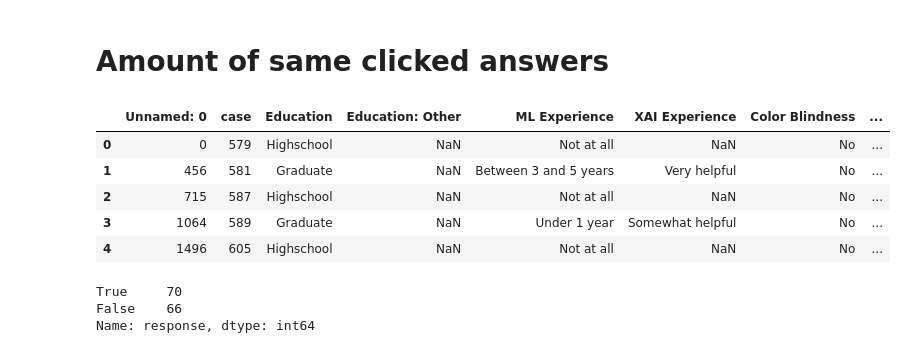
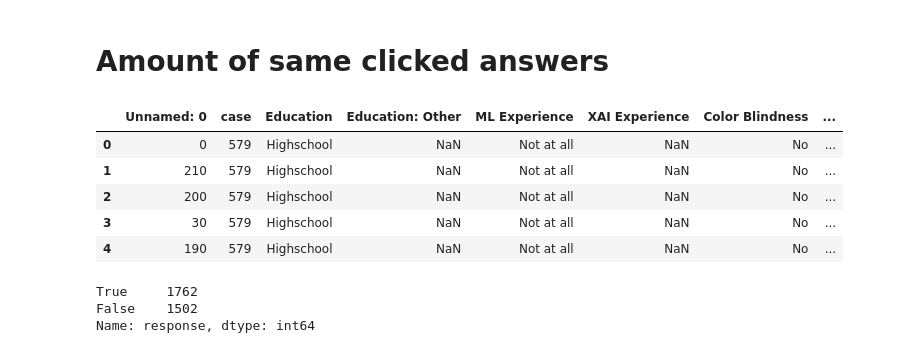
Before and after one commit to tlabarta/helpfulnessofxai, a Jupyter notebook: questionnaire_participants_statistics_charts.ipynb, the cells around one changed output. Cells and saved outputs as stored; diff of their text form; code cells hidden in the pictures.

Commit message:
working on true/false

```diff
--- a/questionnaire_participants_statistics_charts.ipynb
+++ b/questionnaire_participants_statistics_charts.ipynb
@@ -97,17 +97,23 @@ df.iloc[:, df.columns.get_loc("TIME001"):df.columns.get_loc("TIME001")+6].descri
 # %% [markdown]
 # Amount of same clicked answers
 # %%
-df_prepared.head()
+DATA_PATH = "data2/data_tu-helpfulness-of-xai_2022-06-29_10-48.xlsx"
+DATA_PREPARED_PATH = f"{DATA_PATH.split('.')[0]}_PREPARED.{DATA_PATH.split('.')[1]}"
+df = pd.read_excel(DATA_PATH)
+df= pd.read_excel(DATA_PREPARED_PATH)
+
+df.head()
 # %% [output]
 |  | Unnamed: 0 | case | Education | Education: Other | ML Experience | XAI Experience | Color Blindness | ... |
 | 0 | 0 | 579 | Highschool | NaN | Not at all | NaN | No | ... |
-| 1 | 456 | 581 | Graduate | NaN | Between 3 and 5 years | Very helpful | No | ... |
-| 2 | 715 | 587 | Highschool | NaN | Not at all | NaN | No | ... |
-| 3 | 1064 | 589 | Graduate | NaN | Under 1 year | Somewhat helpful | No | ... |
-| 4 | 1496 | 605 | Highschool | NaN | Not at all | NaN | No | ... |
+| 1 | 210 | 579 | Highschool | NaN | Not at all | NaN | No | ... |
+| 2 | 200 | 579 | Highschool | NaN | Not at all | NaN | No | ... |
+| 3 | 30 | 579 | Highschool | NaN | Not at all | NaN | No | ... |
+| 4 | 190 | 579 | Highschool | NaN | Not at all | NaN | No | ... |
 # %%
-df_prepared['response'].value_counts()
+# more TRUE than FALSE (more people trust XAI?)
+df['response'].value_counts()
 # %% [output]
-True     70
-False    66
+True     1762
+False    1502
 Name: response, dtype: int64
```
Also changed, not shown: parts of 4 cells of this notebook.
